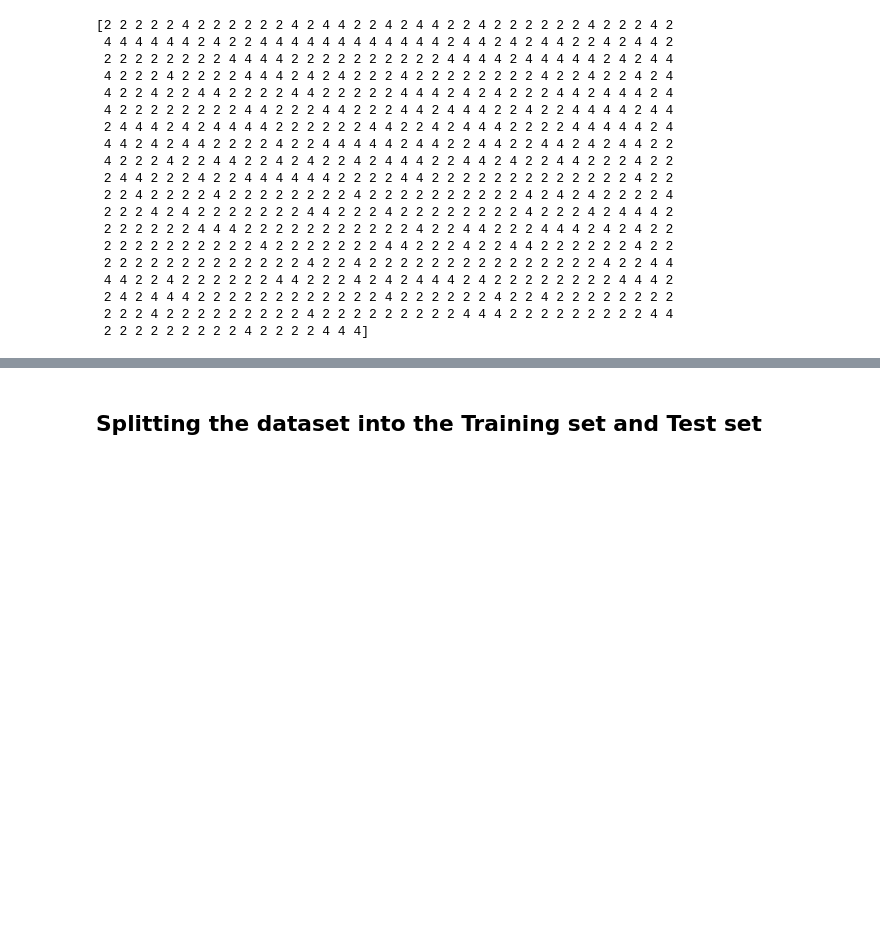
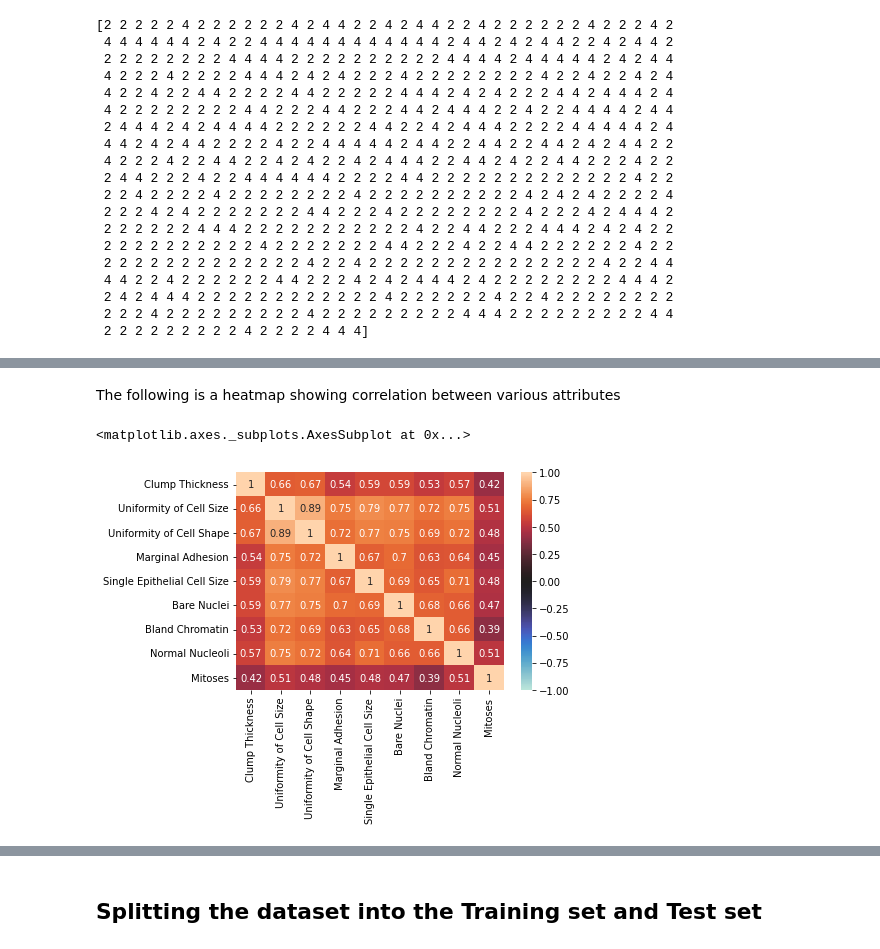
Before and after one commit to savioratharv/Compute_tasks, a Jupyter notebook: Compute_ML_Task.ipynb, the cells around one changed output, grey strips where cells are left out. Saved outputs shown, nothing was run; the diff lists cells and outputs as text; code cells hidden in the pictures; blank space fills up the shorter version.

```diff
--- a/Compute_ML_Task.ipynb
+++ b/Compute_ML_Task.ipynb
@@ -54,0 +59,8 @@ sns.barplot(x=dataset['Clump Thickness'],y=dataset['Class'],ci=None)
+# %% [markdown]
+The following is a heatmap showing correlation between various attributes
+# %%
+corr = dataset.iloc[:,1:-1].corr('spearman')
+sns.heatmap(corr, vmin=-1, center=0, vmax=1, annot=True)
+# %% [output]
+<matplotlib.axes._subplots.AxesSubplot at 0x...>
+[figure, added]
```
Also changed, not shown: parts of 9 cells of this notebook.
